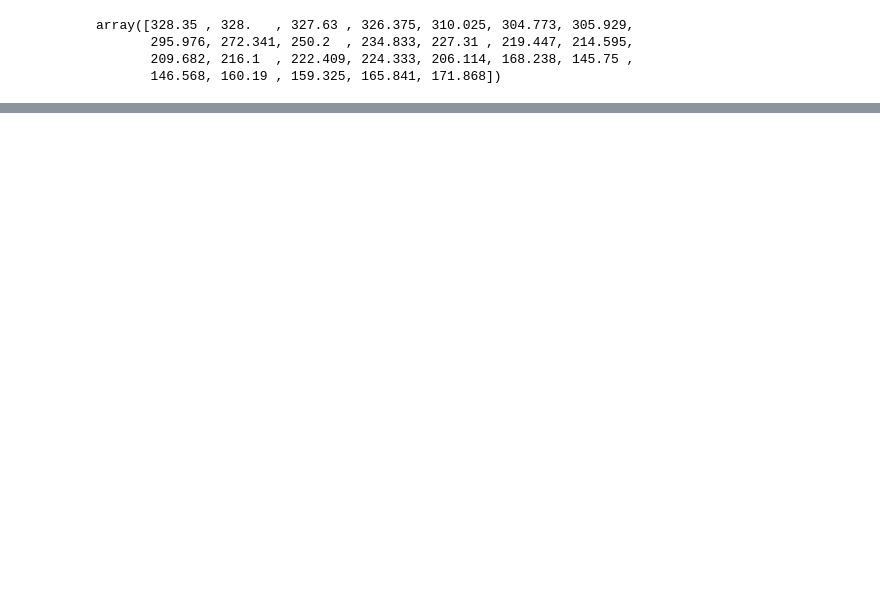
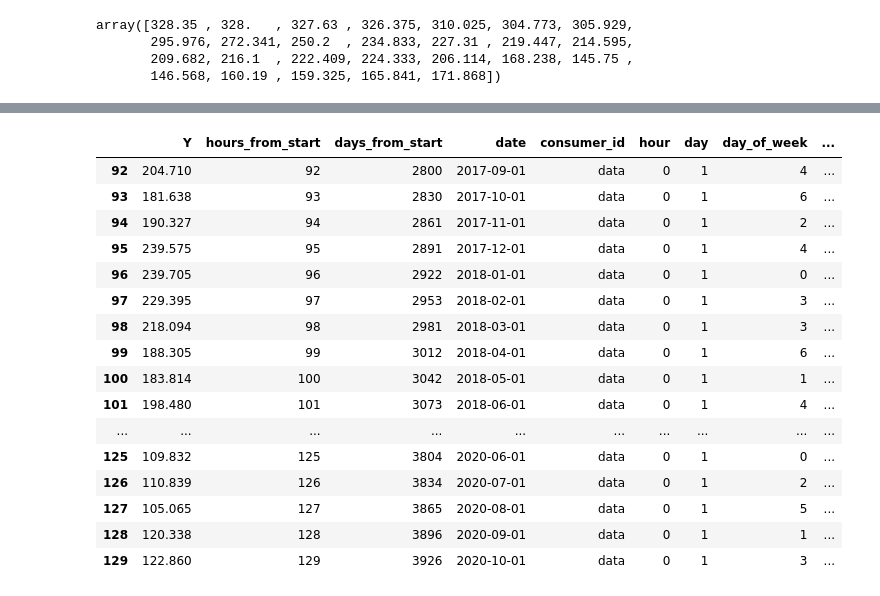
Before and after one commit to Minsoo1036/Algorithm-Study, a Jupyter notebook: Counterfactual_TFT.ipynb, the cells around one changed output, grey strips where cells are left out. Drawn from its saved outputs; the diff is of its cells as text; code cells hidden in the pictures; blank space fills up the shorter version.

```diff
--- a/Counterfactual_TFT.ipynb
+++ b/Counterfactual_TFT.ipynb
@@ -462,0 +544,20 @@ plt.plot(real)
+# %%
+time_df.tail(52+12).head(26+12)
+# %% [output]
+|  | Y | hours_from_start | days_from_start | date | consumer_id | hour | day | day_of_week | ... |
+| 92 | 204.710 | 92 | 2800 | 2017-09-01 | data | 0 | 1 | 4 | ... |
+| 93 | 181.638 | 93 | 2830 | 2017-10-01 | data | 0 | 1 | 6 | ... |
+| 94 | 190.327 | 94 | 2861 | 2017-11-01 | data | 0 | 1 | 2 | ... |
+| 95 | 239.575 | 95 | 2891 | 2017-12-01 | data | 0 | 1 | 4 | ... |
+| 96 | 239.705 | 96 | 2922 | 2018-01-01 | data | 0 | 1 | 0 | ... |
+| 97 | 229.395 | 97 | 2953 | 2018-02-01 | data | 0 | 1 | 3 | ... |
+| 98 | 218.094 | 98 | 2981 | 2018-03-01 | data | 0 | 1 | 3 | ... |
+| 99 | 188.305 | 99 | 3012 | 2018-04-01 | data | 0 | 1 | 6 | ... |
+| 100 | 183.814 | 100 | 3042 | 2018-05-01 | data | 0 | 1 | 1 | ... |
+| 101 | 198.480 | 101 | 3073 | 2018-06-01 | data | 0 | 1 | 4 | ... |
+| ... | ... | ... | ... | ... | ... | ... | ... | ... | ... |
+| 125 | 109.832 | 125 | 3804 | 2020-06-01 | data | 0 | 1 | 0 | ... |
+| 126 | 110.839 | 126 | 3834 | 2020-07-01 | data | 0 | 1 | 2 | ... |
+| 127 | 105.065 | 127 | 3865 | 2020-08-01 | data | 0 | 1 | 5 | ... |
+| 128 | 120.338 | 128 | 3896 | 2020-09-01 | data | 0 | 1 | 1 | ... |
+| 129 | 122.860 | 129 | 3926 | 2020-10-01 | data | 0 | 1 | 3 | ... |
```
Also changed, not shown: parts of 22 cells of this notebook.
